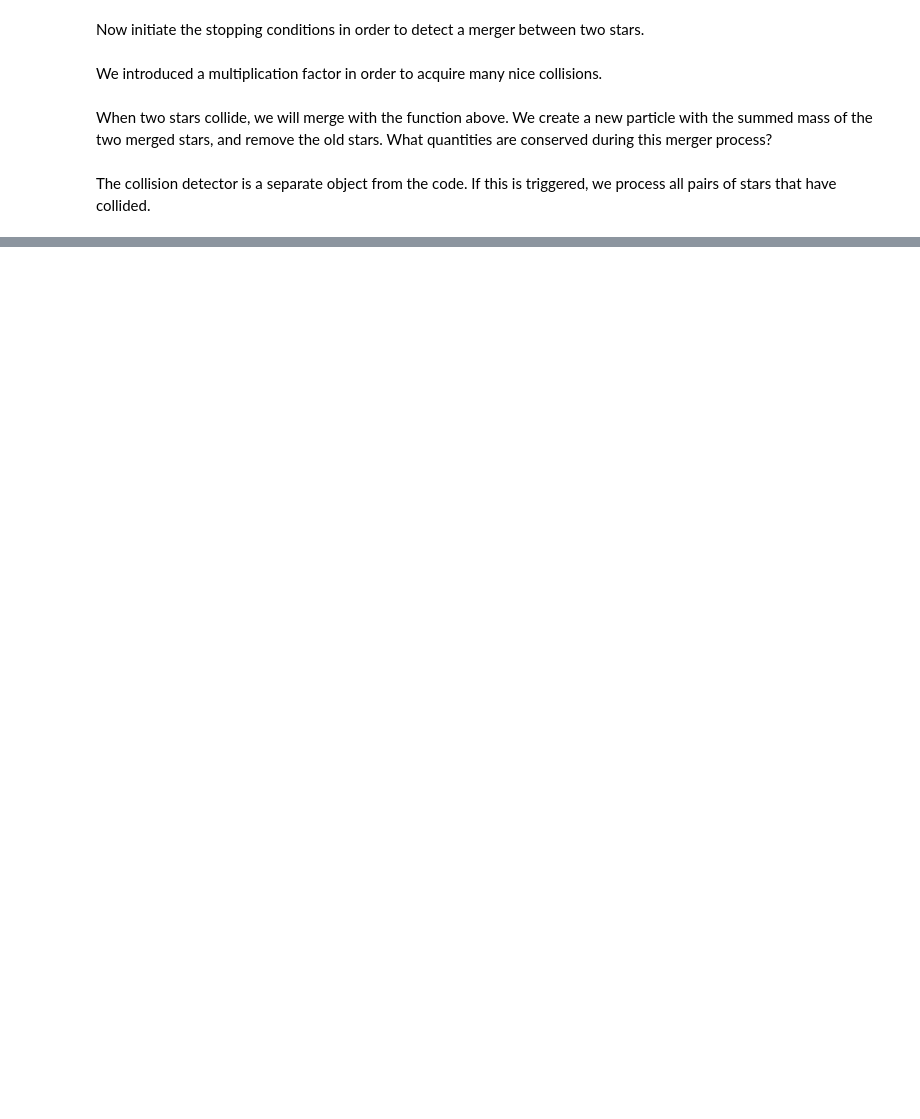
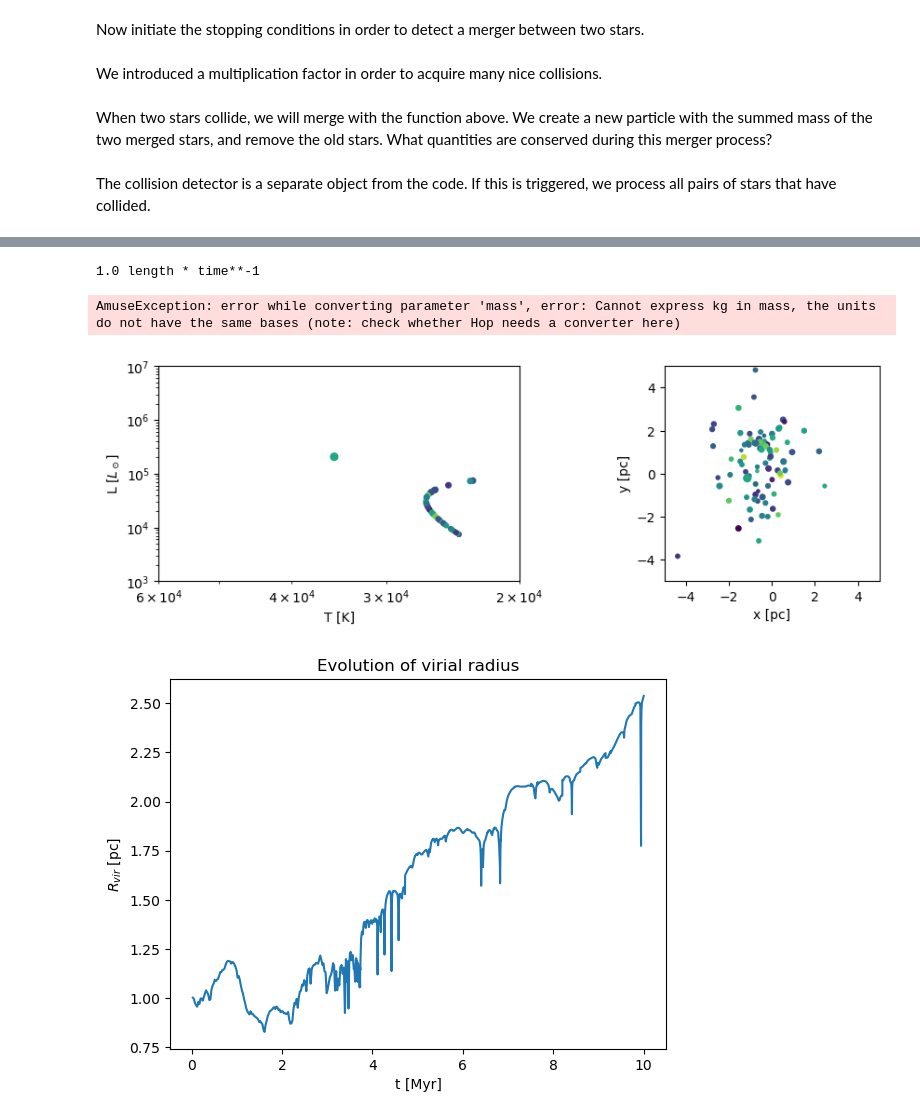
Before and after one commit to intundem/AMUSE, a Jupyter notebook: running_Nbody_with_collisions.ipynb, the cells around one changed output, grey strips where cells are left out. Saved outputs shown, nothing was run; the diff lists cells and outputs as text; code cells hidden in the pictures; blank space fills up the shorter version.

Commit message:
Add files via upload
Got stuck at the coreradius_coredens part, what is Hop and when does it need a converter?

```diff
--- a/running_Nbody_with_collisions.ipynb
+++ b/running_Nbody_with_collisions.ipynb
@@ -194,9 +198,28 @@ gravity.stop()
+# %%
+from amuse.units.generic_unit_converter import ConvertBetweenGenericAndSiUnits
+from amuse.units import units, constants
+converter = ConvertBetweenGenericAndSiUnits(constants.c, units.s)
+print(converter.to_generic(constants.c))
+print(stars.densitycentre_coreradius_coredens(unit_converter=converter))
+# gives error:
+# "AmuseException: error while converting parameter 'mass',
+# error: Cannot express kg in mass, the units do not have the same bases
+# (note: check whether Hop needs a converter here)"
+
+# how do i know whether Hop needs a converter?
+# %% [output]
+1.0 length * time**-1
+AmuseException: error while converting parameter 'mass', error: Cannot express kg in mass, the units do not have the same bases (note: check whether Hop needs a converter here)
 # %%
 plot_snapshot(stars)
 plt.plot(time.value_in(units.Myr), rvir.value_in(units.parsec))
 plt.xlabel("t [Myr]")
 plt.ylabel("$R_{vir}$ [pc]")
+plt.title("Evolution of virial radius")
 plt.show()
+# %% [output]
+[figure, added]
+[figure, added]
 # %% [markdown]
 You have calculated the evolution of a small cluster of 100 stars. Your calculation included Newtonian dynamics, stellar evolution and collisions.
 The collisions were rather simple, sticky spheres, and we have chosen the stellar radii to be a 1000 times larger than normal.
```
Also changed, not shown: parts of 6 cells of this notebook.
